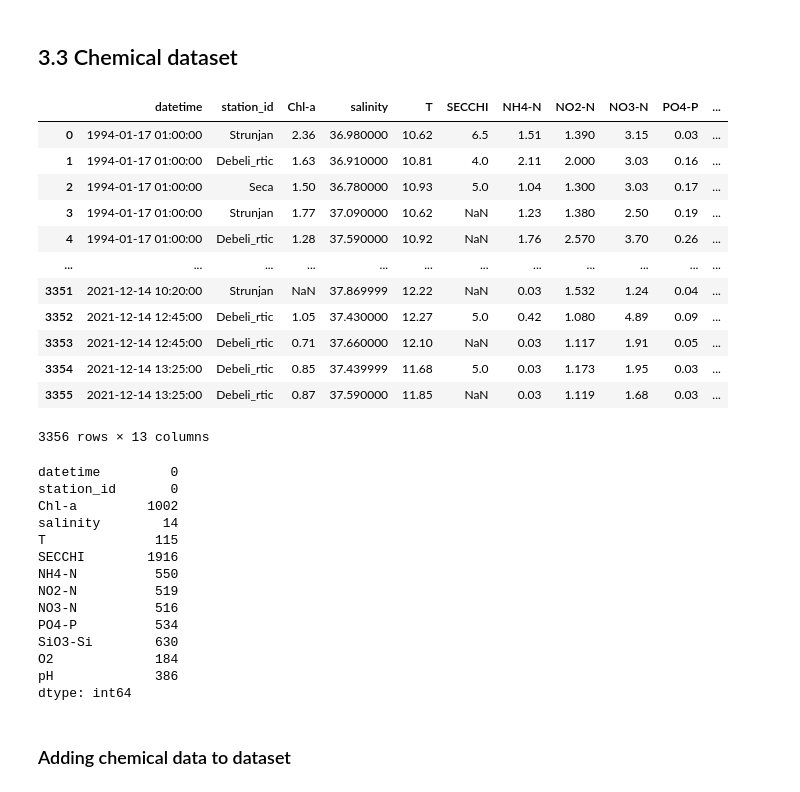
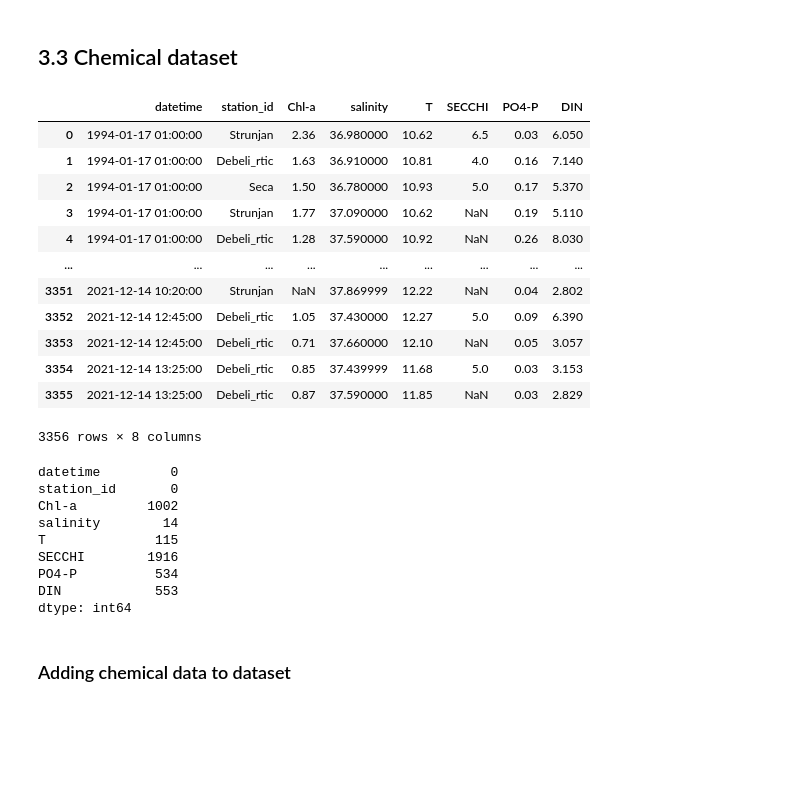
Before and after one commit to MartinMarzi/HABTox-predictor, a Jupyter notebook: HAB_preprocessing_5_0.ipynb, the cells around one changed output. Drawn from its saved outputs; the diff is of its cells as text; code cells hidden in the pictures; blank space fills up the shorter version.

```diff
--- a/HAB_preprocessing_5_0.ipynb
+++ b/HAB_preprocessing_5_0.ipynb
@@ -467,35 +461,39 @@ dtype: int64
 # %%
 pd.set_option("display.max_rows", 30)
 # %%
-df_sea = pd.read_excel("data/ORIGINAL2/Fi_Ke_1994-2021_checked.xlsx")
+df_sea = pd.read_excel("data/ORIGINAL/Fi_Ke_1994-2021_checked.xlsx")
 # For start choose 0 depth (but optimisation possible by keeping both depths as separate features!)
 # df_sea = df_sea[(df_sea["depth"] == 0)]
-df_sea.drop(["depth",  "Org-N", "TOT-N", "TOT-P", "O2_sat"], axis=1, inplace=True)
+df_sea.drop(["depth",  "Org-N", "TOT-N", "TOT-P", "O2_sat", "SiO3-Si", "O2", "pH",], axis=1, inplace=True)
 
 df_sea["datetime"] = pd.to_datetime(df_sea["datetime"])
 # df_sea = df_sea.set_index("datetime")
 df_sea = df_sea.sort_values('datetime')
 
 # Change sampling station names and combine close sampling stations
 df_sea["station_id"].replace(["0035", "00MA"], "Seca", inplace=True)
 df_sea["station_id"].replace(["0024", "000F", "00BF"], "Strunjan", inplace=True)
 df_sea["station_id"].replace(["0DB2", "000K"], "Debeli_rtic", inplace=True)
 
+df_sea["DIN"] = df_sea["NH4-N"] + df_sea["NO2-N"] + df_sea["NO3-N"]
+
+df_sea = df_sea.drop(columns=["NH4-N", "NO2-N", "NO3-N"])
+
 df_sea
 # %% [output]
-|  | datetime | station_id | Chl-a | salinity | T | SECCHI | NH4-N | NO2-N | NO3-N | PO4-P | ... |
-| 0 | 1994-01-17 01:00:00 | Strunjan | 2.36 | 36.980000 | 10.62 | 6.5 | 1.51 | 1.390 | 3.15 | 0.03 | ... |
-| 1 | 1994-01-17 01:00:00 | Debeli_rtic | 1.63 | 36.910000 | 10.81 | 4.0 | 2.11 | 2.000 | 3.03 | 0.16 | ... |
-| 2 | 1994-01-17 01:00:00 | Seca | 1.50 | 36.780000 | 10.93 | 5.0 | 1.04 | 1.300 | 3.03 | 0.17 | ... |
-| 3 | 1994-01-17 01:00:00 | Strunjan | 1.77 | 37.090000 | 10.62 | NaN | 1.23 | 1.380 | 2.50 | 0.19 | ... |
-| 4 | 1994-01-17 01:00:00 | Debeli_rtic | 1.28 | 37.590000 | 10.92 | NaN | 1.76 | 2.570 | 3.70 | 0.26 | ... |
-| ... | ... | ... | ... | ... | ... | ... | ... | ... | ... | ... | ... |
-| 3351 | 2021-12-14 10:20:00 | Strunjan | NaN | 37.869999 | 12.22 | NaN | 0.03 | 1.532 | 1.24 | 0.04 | ... |
-| 3352 | 2021-12-14 12:45:00 | Debeli_rtic | 1.05 | 37.430000 | 12.27 | 5.0 | 0.42 | 1.080 | 4.89 | 0.09 | ... |
-| 3353 | 2021-12-14 12:45:00 | Debeli_rtic | 0.71 | 37.660000 | 12.10 | NaN | 0.03 | 1.117 | 1.91 | 0.05 | ... |
-| 3354 | 2021-12-14 13:25:00 | Debeli_rtic | 0.85 | 37.439999 | 11.68 | 5.0 | 0.03 | 1.173 | 1.95 | 0.03 | ... |
-| 3355 | 2021-12-14 13:25:00 | Debeli_rtic | 0.87 | 37.590000 | 11.85 | NaN | 0.03 | 1.119 | 1.68 | 0.03 | ... |
+|  | datetime | station_id | Chl-a | salinity | T | SECCHI | PO4-P | DIN |
+| 0 | 1994-01-17 01:00:00 | Strunjan | 2.36 | 36.980000 | 10.62 | 6.5 | 0.03 | 6.050 |
+| 1 | 1994-01-17 01:00:00 | Debeli_rtic | 1.63 | 36.910000 | 10.81 | 4.0 | 0.16 | 7.140 |
+| 2 | 1994-01-17 01:00:00 | Seca | 1.50 | 36.780000 | 10.93 | 5.0 | 0.17 | 5.370 |
+| 3 | 1994-01-17 01:00:00 | Strunjan | 1.77 | 37.090000 | 10.62 | NaN | 0.19 | 5.110 |
+| 4 | 1994-01-17 01:00:00 | Debeli_rtic | 1.28 | 37.590000 | 10.92 | NaN | 0.26 | 8.030 |
+| ... | ... | ... | ... | ... | ... | ... | ... | ... |
+| 3351 | 2021-12-14 10:20:00 | Strunjan | NaN | 37.869999 | 12.22 | NaN | 0.04 | 2.802 |
+| 3352 | 2021-12-14 12:45:00 | Debeli_rtic | 1.05 | 37.430000 | 12.27 | 5.0 | 0.09 | 6.390 |
+| 3353 | 2021-12-14 12:45:00 | Debeli_rtic | 0.71 | 37.660000 | 12.10 | NaN | 0.05 | 3.057 |
+| 3354 | 2021-12-14 13:25:00 | Debeli_rtic | 0.85 | 37.439999 | 11.68 | 5.0 | 0.03 | 3.153 |
+| 3355 | 2021-12-14 13:25:00 | Debeli_rtic | 0.87 | 37.590000 | 11.85 | NaN | 0.03 | 2.829 |
-3356 rows × 13 columns
+3356 rows × 8 columns
 # %%
 # Check for missing values
 # pd.set_option("display.max_rows", 20)
@@ -507,13 +505,8 @@ Chl-a         1002
 salinity        14
 T              115
 SECCHI        1916
-NH4-N          550
-NO2-N          519
-NO3-N          516
 PO4-P          534
-SiO3-Si        630
-O2             184
-pH             386
+DIN            553
 dtype: int64
 # %% [markdown]
 ### Adding chemical data to dataset
```
Also changed, not shown: parts of 20 cells of this notebook, 10 other files.
